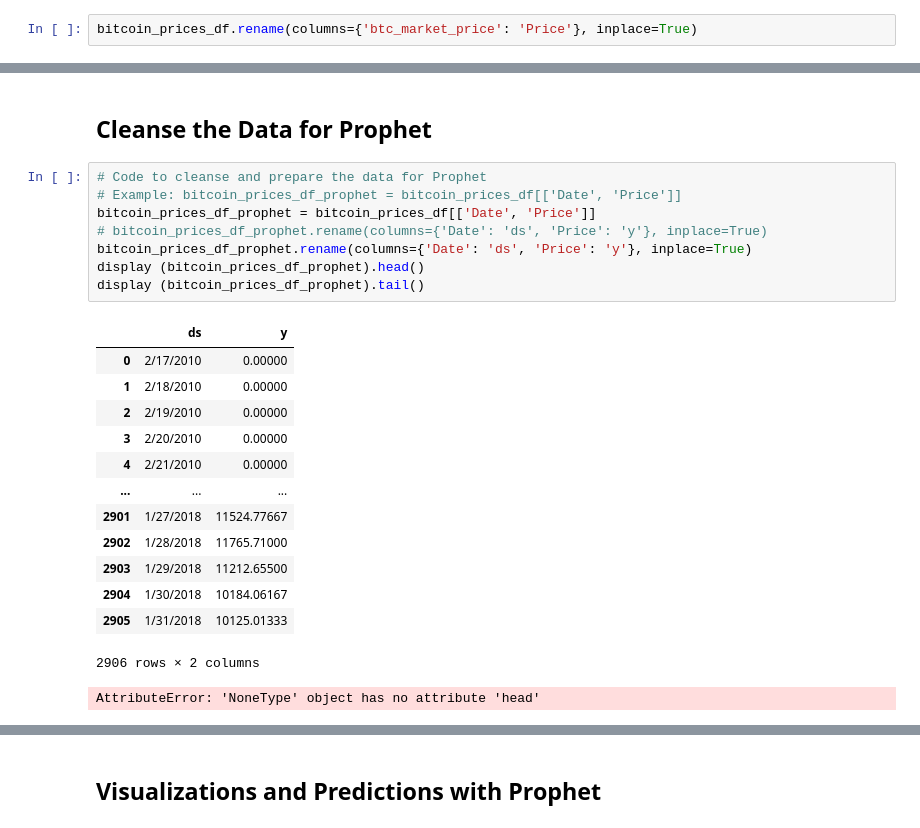
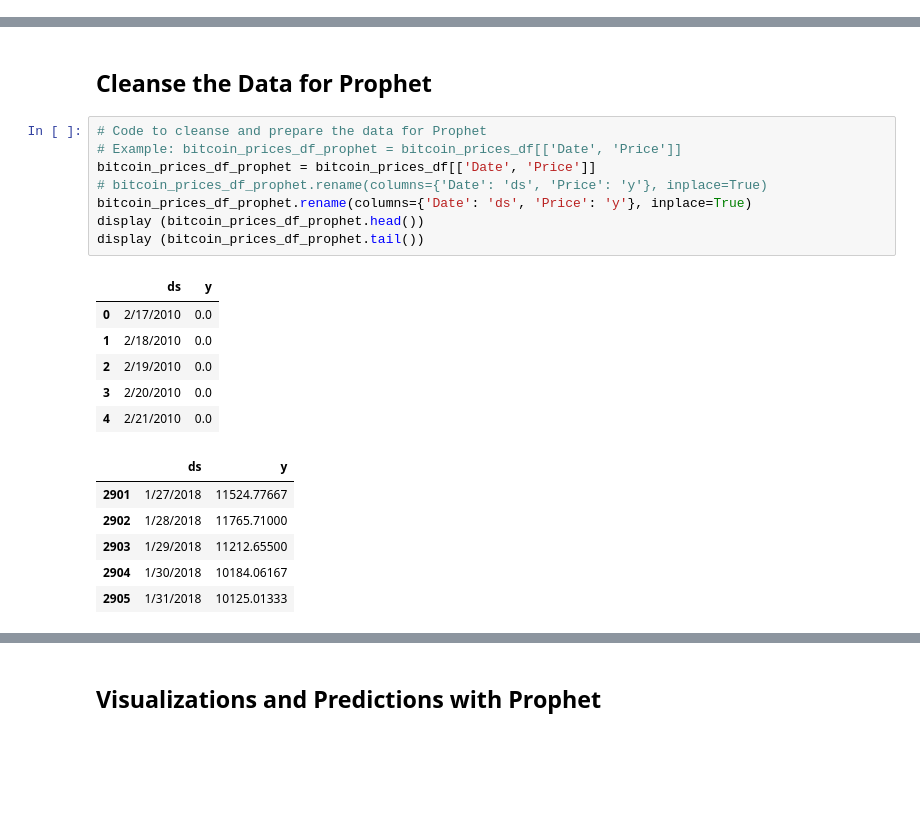
Before and after one commit to juanlavieri/housing_currency, a Jupyter notebook: Bitcoin_Prices_Analysis.ipynb, the cells around one changed output, grey strips where cells are left out. Saved outputs shown, nothing was run; the diff lists cells and outputs as text; blank space fills up the shorter version.

```diff
--- a/Bitcoin_Prices_Analysis.ipynb
+++ b/Bitcoin_Prices_Analysis.ipynb
@@ -55,5 +105,3 @@ bitcoin_prices_df = pd.read_csv('https://raw.githubusercontent.com/colaberry/dat
 # Code for initial visualization of the Bitcoin prices data
 # Example: plt.plot(bitcoin_prices_df['Date'], bitcoin_prices_df['Price'])
 bitcoin_prices_df = pd.read_csv('https://raw.githubusercontent.com/colaberry/data/master/Bitcoin/bitcoin_dataset.csv', usecols=['Date', 'btc_market_price'])
-# %%
-bitcoin_prices_df.rename(columns={'btc_market_price': 'Price'}, inplace=True)
@@ -72,23 +137,21 @@ plt.show()
 # %%
 # Code to cleanse and prepare the data for Prophet
 # Example: bitcoin_prices_df_prophet = bitcoin_prices_df[['Date', 'Price']]
 bitcoin_prices_df_prophet = bitcoin_prices_df[['Date', 'Price']]
 # bitcoin_prices_df_prophet.rename(columns={'Date': 'ds', 'Price': 'y'}, inplace=True)
 bitcoin_prices_df_prophet.rename(columns={'Date': 'ds', 'Price': 'y'}, inplace=True)
-display (bitcoin_prices_df_prophet).head()
-display (bitcoin_prices_df_prophet).tail()
+display (bitcoin_prices_df_prophet.head())
+display (bitcoin_prices_df_prophet.tail())
 # %% [output]
 |  | ds | y |
-| 0 | 2/17/2010 | 0.00000 |
-| 1 | 2/18/2010 | 0.00000 |
-| 2 | 2/19/2010 | 0.00000 |
-| 3 | 2/20/2010 | 0.00000 |
-| 4 | 2/21/2010 | 0.00000 |
-| ... | ... | ... |
-| 2901 | 1/27/2018 | 11524.77667 |
-| 2902 | 1/28/2018 | 11765.71000 |
-| 2903 | 1/29/2018 | 11212.65500 |
-| 2904 | 1/30/2018 | 10184.06167 |
-| 2905 | 1/31/2018 | 10125.01333 |
+| 0 | 2/17/2010 | 0.0 |
+| 1 | 2/18/2010 | 0.0 |
+| 2 | 2/19/2010 | 0.0 |
+| 3 | 2/20/2010 | 0.0 |
+| 4 | 2/21/2010 | 0.0 |
-2906 rows × 2 columns
-AttributeError: 'NoneType' object has no attribute 'head'
+|  | ds | y |
+| 2901 | 1/27/2018 | 11524.77667 |
+| 2902 | 1/28/2018 | 11765.71000 |
+| 2903 | 1/29/2018 | 11212.65500 |
+| 2904 | 1/30/2018 | 10184.06167 |
+| 2905 | 1/31/2018 | 10125.01333 |
```
Also changed, not shown: parts of 35 cells of this notebook.
